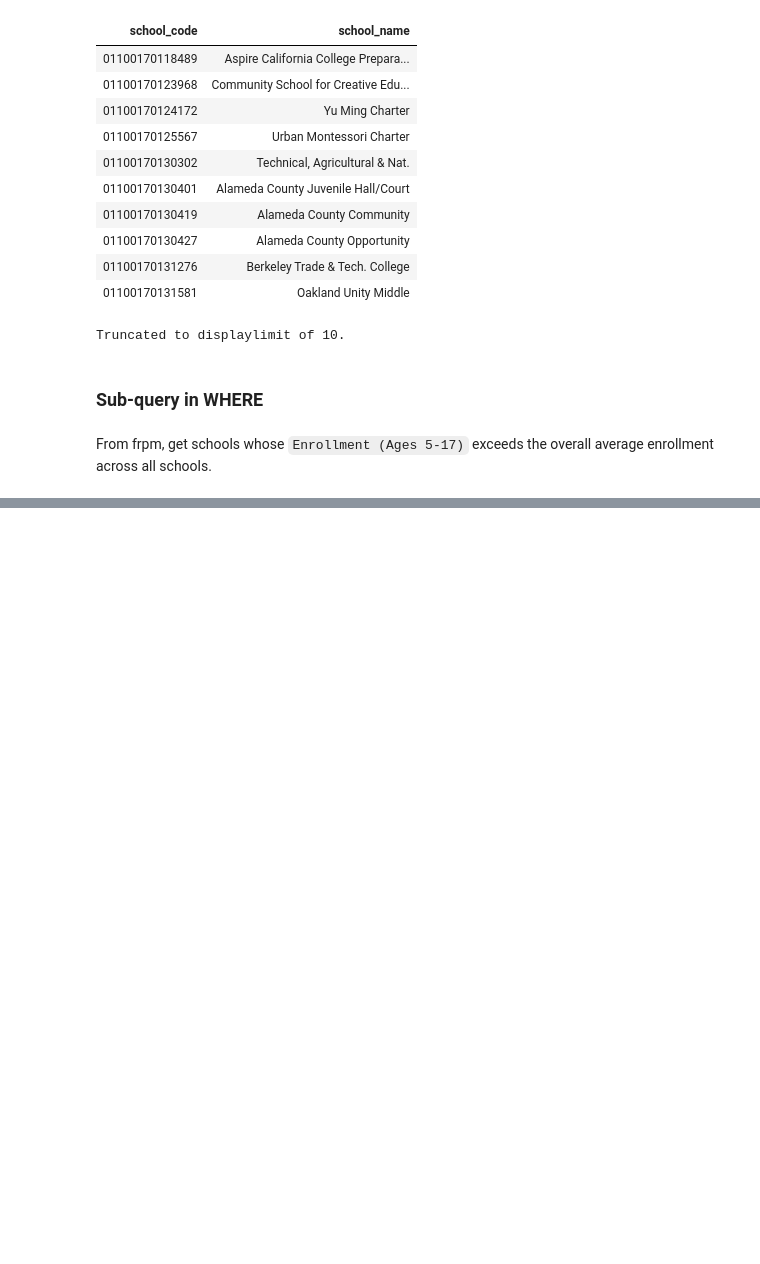
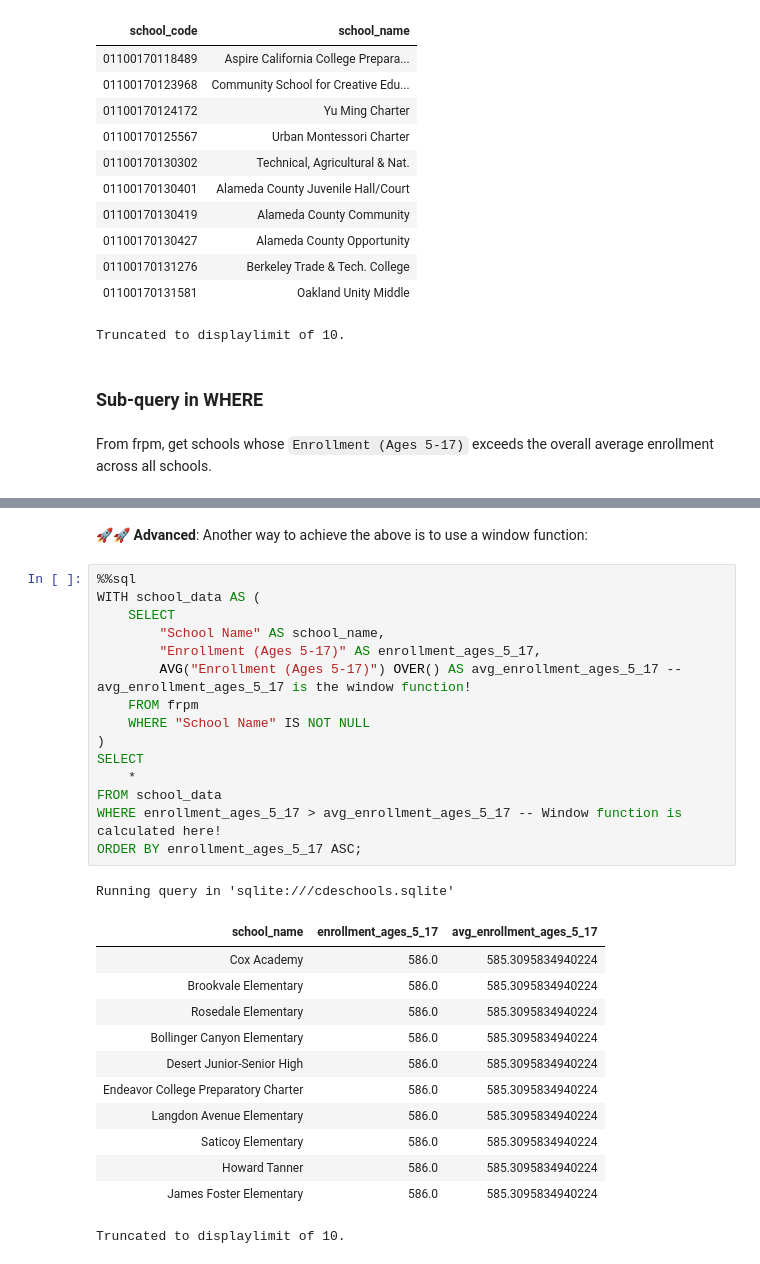
Before and after one commit to pedro-leitao/sql-practice, a Jupyter notebook: practice.ipynb, the cells around one changed output, grey strips where cells are left out. Drawn from its saved outputs; the diff is of its cells as text; blank space fills up the shorter version.

```diff
--- a/practice.ipynb
+++ b/practice.ipynb
@@ -405,0 +431,31 @@ SELECT
+# %% [markdown]
+🚀🚀 **Advanced**: Another way to achieve the above is to use a window function:
+# %%
+%%sql
+WITH school_data AS (
+    SELECT
+        "School Name" AS school_name,
+        "Enrollment (Ages 5-17)" AS enrollment_ages_5_17,
+        AVG("Enrollment (Ages 5-17)") OVER() AS avg_enrollment_ages_5_17 -- avg_enrollment_ages_5_17 is the window function!
+    FROM frpm
+    WHERE "School Name" IS NOT NULL
+)
+SELECT
+    *
+FROM school_data
+WHERE enrollment_ages_5_17 > avg_enrollment_ages_5_17 -- Window function is calculated here!
+ORDER BY enrollment_ages_5_17 ASC;
+# %% [output]
+Running query in 'sqlite:///cdeschools.sqlite'
+| school_name | enrollment_ages_5_17 | avg_enrollment_ages_5_17 |
+| Cox Academy | 586.0 | 585.3095834940224 |
+| Brookvale Elementary | 586.0 | 585.3095834940224 |
+| Rosedale Elementary | 586.0 | 585.3095834940224 |
+| Bollinger Canyon Elementary | 586.0 | 585.3095834940224 |
+| Desert Junior-Senior High | 586.0 | 585.3095834940224 |
+| Endeavor College Preparatory Charter | 586.0 | 585.3095834940224 |
+| Langdon Avenue Elementary | 586.0 | 585.3095834940224 |
+| Saticoy Elementary | 586.0 | 585.3095834940224 |
+| Howard Tanner | 586.0 | 585.3095834940224 |
+| James Foster Elementary | 586.0 | 585.3095834940224 |
+Truncated to displaylimit of 10.
```
Also changed, not shown: parts of 1 cell of this notebook.
